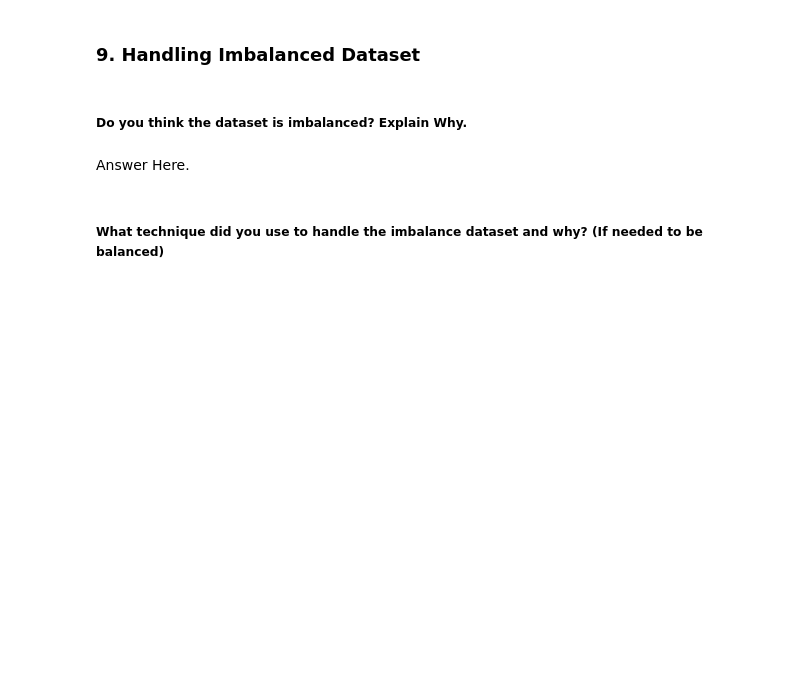
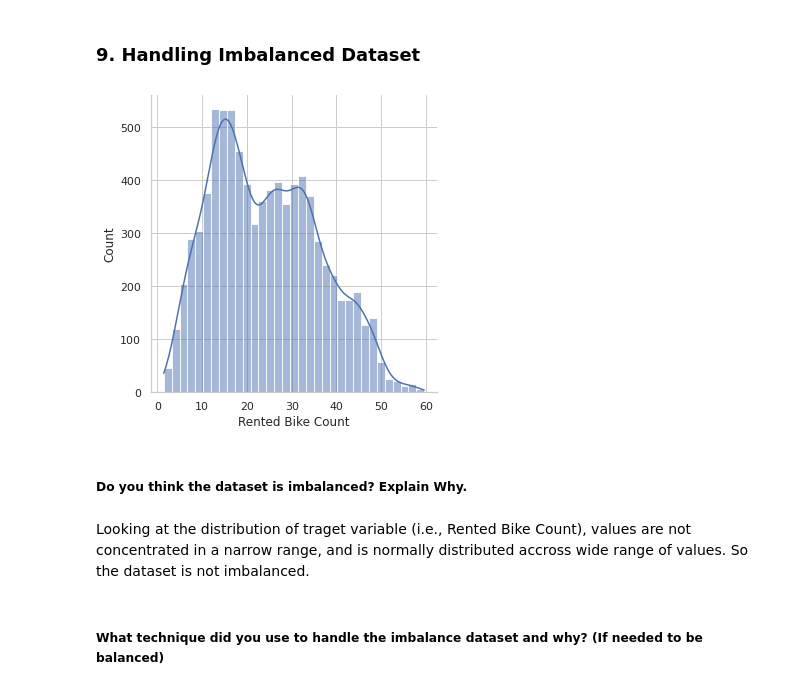
Before and after one commit to ayush9304/BikeSharingDemandPrediction, a Jupyter notebook: Bike_Sharing_Demand_Prediction.ipynb, the cells around one changed output. Cells and saved outputs as stored; diff of their text form; code cells hidden in the pictures; blank space fills up the shorter version.

```diff
--- a/Bike_Sharing_Demand_Prediction.ipynb
+++ b/Bike_Sharing_Demand_Prediction.ipynb
@@ -1210,0 +1361,7 @@ Answer Here.
+# %%
+# Standardizing the required column
+df2['Temperature(°C)'] = StandardScaler().fit_transform(df2['Temperature(°C)'].values.reshape(-1, 1))
+df2['Humidity(%)'] = StandardScaler().fit_transform(df2['Humidity(%)'].values.reshape(-1, 1))
+
+# Normalizing the required column
+df2['Visibility (10m)'] = MinMaxScaler().fit_transform(df2['Visibility (10m)'].values.reshape(-1, 1))
@@ -1233,9 +1448,13 @@ Answer Here.
 # %% [markdown]
 ### 9. Handling Imbalanced Dataset
+# %%
+_ = sns.displot(x=df2['Rented Bike Count'], kde=True)
+# %% [output]
+[figure, added]
 # %% [markdown]
 ##### Do you think the dataset is imbalanced? Explain Why.
-# %% [markdown]
-Answer Here.
+# %% [markdown]
+Looking at the distribution of traget variable (i.e., Rented Bike Count), values are not concentrated in a narrow range, and is normally distributed accross wide range of values. So the dataset is not imbalanced.
 # %%
 # Handling Imbalanced Dataset (If needed)
 # %% [markdown]
```
Also changed, not shown: parts of 74 cells of this notebook.
